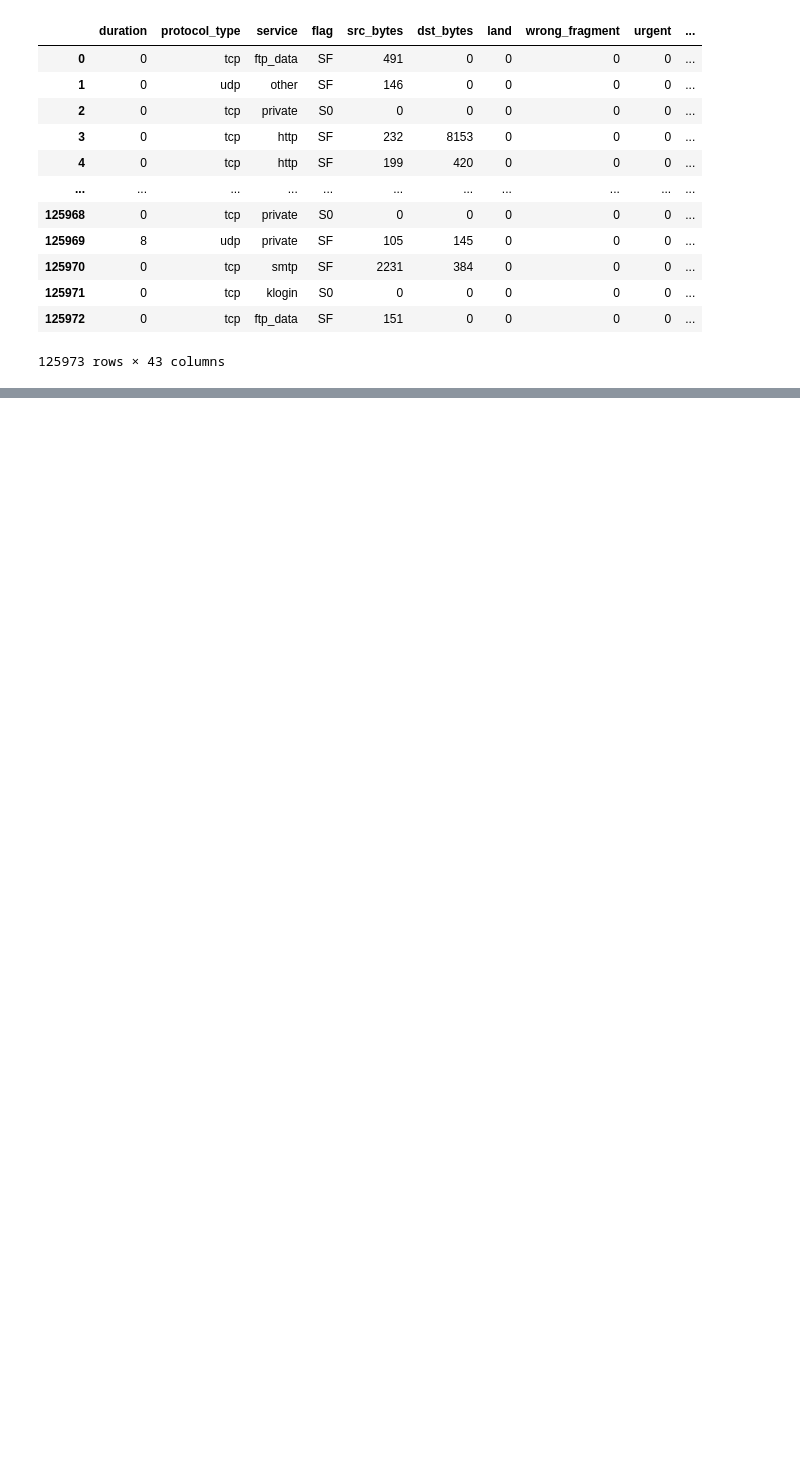
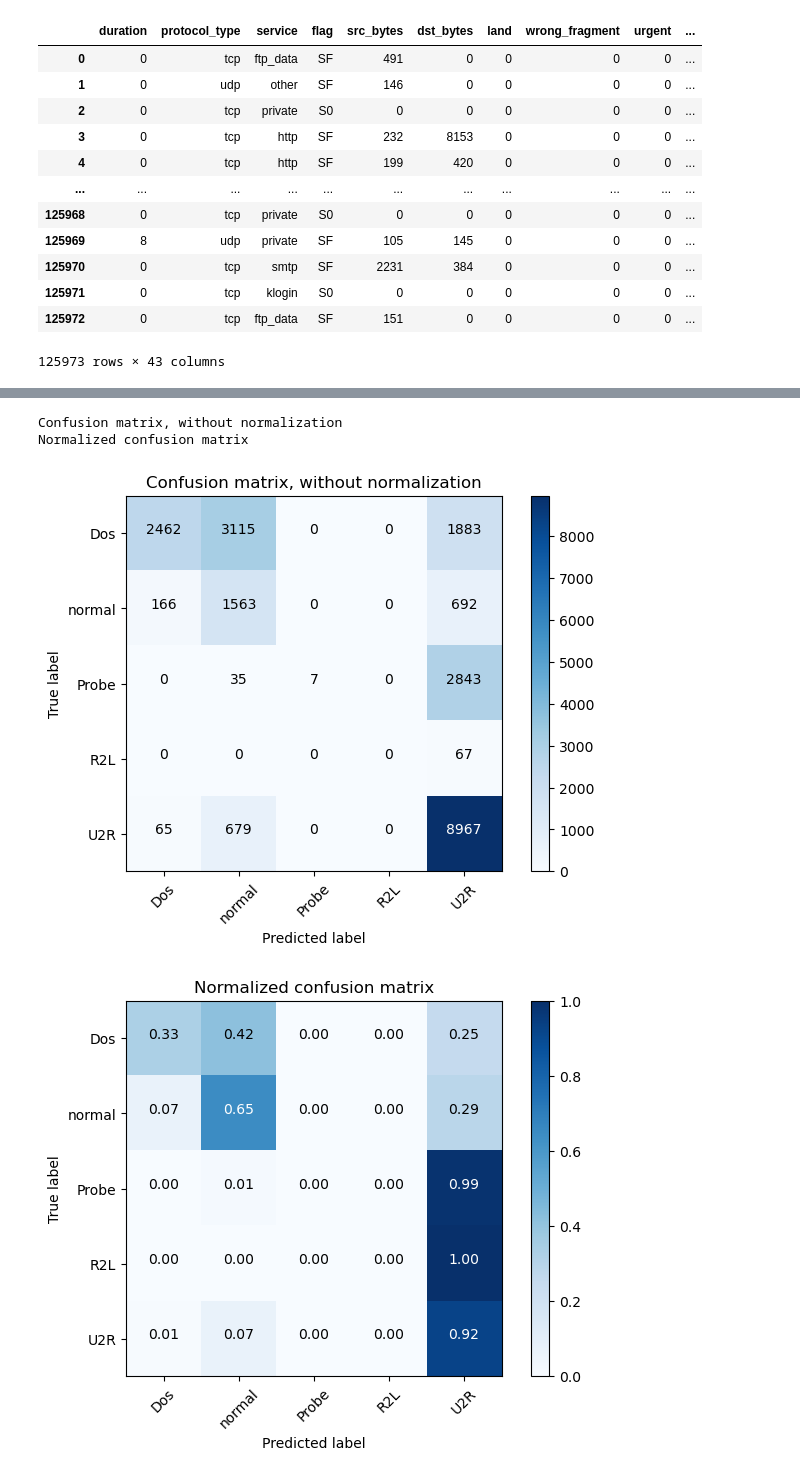
Before and after one commit to mohammedAcheddad/AI-Based-Network-IDS_ML-DL, a Jupyter notebook: ClassicalMulticlass.ipynb, the cells around one changed output, grey strips where cells are left out. Cells and saved outputs as stored; diff of their text form; code cells hidden in the pictures; blank space fills up the shorter version.

```diff
--- a/ClassicalMulticlass.ipynb
+++ b/ClassicalMulticlass.ipynb
@@ -64,0 +646,4 @@ train_data
+# %%
+from sklearn.ensemble import RandomForestClassifier, RandomForestRegressor
+
+rf = RandomForestClassifier().fit(X_train_multi, y_train_multi)
@@ -64,0 +667,21 @@ train_data
+# %%
+# Compute confusion matrix
+cm = confusion_matrix(np.array(test_data["label"]), y_pred_labels)
+# %%
+# List of classes
+classes = ["Dos", "normal", "Probe", "R2L", "U2R"]
+
+# Plot non-normalized confusion matrix
+plt.figure()
+plot_confusion_matrix(cm, classes=classes, title='Confusion matrix, without normalization')
+
+# Plot normalized confusion matrix
+plt.figure()
+plot_confusion_matrix(cm, classes=classes, normalize=True, title='Normalized confusion matrix')
+
+plt.show()
+# %% [output]
+Confusion matrix, without normalization
+Normalized confusion matrix
+[figure, added]
+[figure, added]
```
Also changed, not shown: parts of 57 cells of this notebook.
